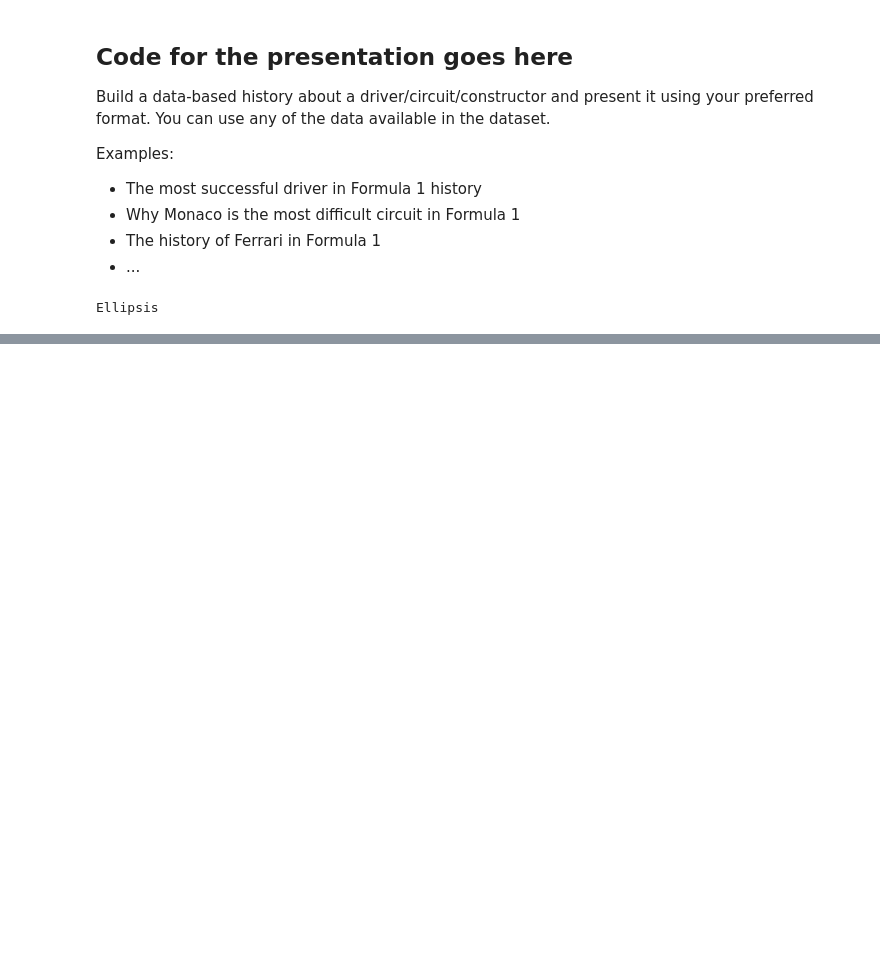
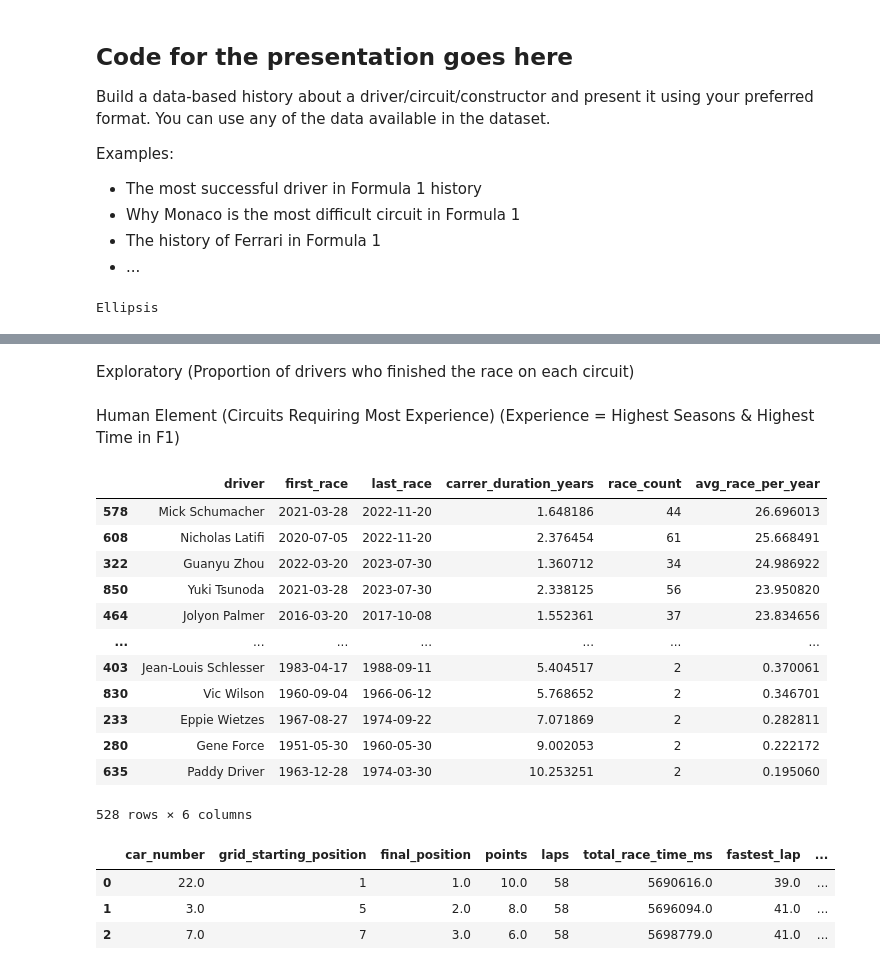
Before and after one commit to BOYSABIO/IE-University, a Jupyter notebook: IE_MASTERS/7_PYTHON_FOR_DATA_ANALYSIS/GROUP_PROJECT/group_assignment (3).ipynb, the cells around one changed output, grey strips where cells are left out. Cells and saved outputs as stored; diff of their text form; code cells hidden in the pictures; blank space fills up the shorter version.

```diff
--- a/IE_MASTERS/7_PYTHON_FOR_DATA_ANALYSIS/GROUP_PROJECT/group_assignment (3).ipynb
+++ b/IE_MASTERS/7_PYTHON_FOR_DATA_ANALYSIS/GROUP_PROJECT/group_assignment (3).ipynb
@@ -367,0 +378,53 @@ Ellipsis
+# %% [markdown]
+Exploratory (Proportion of drivers who finished the race on each circuit)
+# %% [markdown]
+Human Element (Circuits Requiring Most Experience) (Experience = Highest Seasons & Highest Time in F1)
+# %%
+#Need to double check if you should use nunique
+
+driver_career_dates = df.groupby('driver')['race_date'].agg(['min', 'max']).reset_index()
+driver_career_dates.rename(columns = {'min': 'first_race', 'max': 'last_race'}, inplace = True)
+
+driver_career_dates['carrer_duration_years'] = (driver_career_dates['last_race'] - driver_career_dates['first_race']).dt.days / 365.25
+
+driver_career_dates['race_count'] = df.groupby('driver').size().reset_index(name = 'race_count')['race_count']
+
+driver_career_dates['avg_race_per_year'] = driver_career_dates['race_count'] / driver_career_dates['carrer_duration_years'].replace(0, 1)
+
+driver_career_dates.sort_values(by = 'avg_race_per_year', ascending = False)
+
+# Filter Drivers with career lasing under a year
+driver_experience_filtered = driver_career_dates[driver_career_dates['carrer_duration_years'] >= 1]
+
+driver_experience_filtered.sort_values(by = 'avg_race_per_year', ascending = False)
+# %% [output]
+|  | driver | first_race | last_race | carrer_duration_years | race_count | avg_race_per_year |
+| 578 | Mick Schumacher | 2021-03-28 | 2022-11-20 | 1.648186 | 44 | 26.696013 |
+| 608 | Nicholas Latifi | 2020-07-05 | 2022-11-20 | 2.376454 | 61 | 25.668491 |
+| 322 | Guanyu Zhou | 2022-03-20 | 2023-07-30 | 1.360712 | 34 | 24.986922 |
+| 850 | Yuki Tsunoda | 2021-03-28 | 2023-07-30 | 2.338125 | 56 | 23.950820 |
+| 464 | Jolyon Palmer | 2016-03-20 | 2017-10-08 | 1.552361 | 37 | 23.834656 |
+| ... | ... | ... | ... | ... | ... | ... |
+| 403 | Jean-Louis Schlesser | 1983-04-17 | 1988-09-11 | 5.404517 | 2 | 0.370061 |
+| 830 | Vic Wilson | 1960-09-04 | 1966-06-12 | 5.768652 | 2 | 0.346701 |
+| 233 | Eppie Wietzes | 1967-08-27 | 1974-09-22 | 7.071869 | 2 | 0.282811 |
+| 280 | Gene Force | 1951-05-30 | 1960-05-30 | 9.002053 | 2 | 0.222172 |
+| 635 | Paddy Driver | 1963-12-28 | 1974-03-30 | 10.253251 | 2 | 0.195060 |
+528 rows × 6 columns
+# %%
+driver_experience_filtered.set_index('driver', inplace=True)
+
+career_duration_mapping = driver_experience_filtered['carrer_duration_years']
+total_races_mapping = driver_experience_filtered['race_count']
+average_races_per_year_mapping = driver_experience_filtered['avg_race_per_year']
+
+df['career_duration_years'] = df['driver'].map(career_duration_mapping)
+df['total_races'] = df['driver'].map(total_races_mapping)
+df['average_races_per_year'] = df['driver'].map(average_races_per_year_mapping)
+
+df.head(3)
+# %% [output]
+|  | car_number | grid_starting_position | final_position | points | laps | total_race_time_ms | fastest_lap | ... |
+| 0 | 22.0 | 1 | 1.0 | 10.0 | 58 | 5690616.0 | 39.0 | ... |
+| 1 | 3.0 | 5 | 2.0 | 8.0 | 58 | 5696094.0 | 41.0 | ... |
+| 2 | 7.0 | 7 | 3.0 | 6.0 | 58 | 5698779.0 | 41.0 | ... |
```
Also changed, not shown: parts of 14 cells of this notebook.
